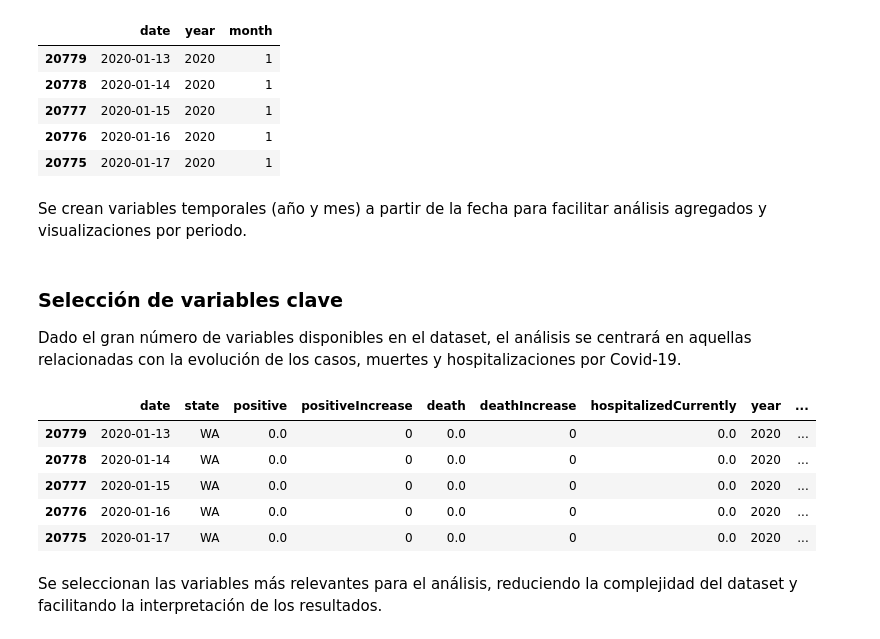
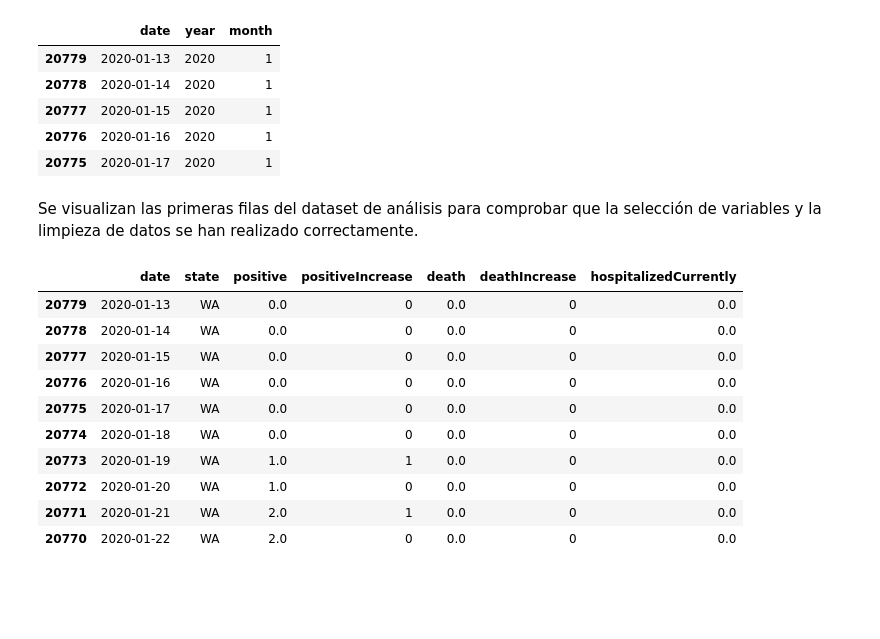
Before and after one commit to Bootcamp-IA-P6/Proyecto4_Gema_Yebenes_EDA, a Jupyter notebook: notebooks/01_eda_covid_usa.ipynb, the cells around one changed output. Cells and saved outputs as stored; diff of their text form; code cells hidden in the pictures; blank space fills up the shorter version.

Commit message:
feat: preprocess dataset, handle missing values and create temporal features

```diff
--- a/notebooks/01_eda_covid_usa.ipynb
+++ b/notebooks/01_eda_covid_usa.ipynb
@@ -134,2 +103,0 @@ por lo que se procederá a su tratamiento en los siguientes pasos.
-# %%
-df = df.fillna(0)
@@ -205,0 +172,12 @@ la coherencia en los análisis temporales.
+# %%
+cols = [
+    'date',
+    'state',
+    'positive',
+    'positiveIncrease',
+    'death',
+    'deathIncrease',
+    'hospitalizedCurrently'
+]
+
+df_analysis = df[cols]
@@ -205,0 +204,2 @@ la coherencia en los análisis temporales.
+# %%
+df_analysis[['positive', 'death', 'hospitalizedCurrently']] = df_analysis[['positive', 'death', 'hospitalizedCurrently']].fillna(0)
@@ -216,12 +240,3 @@ df[['date', 'year', 'month']].head()
 | 20777 | 2020-01-15 | 2020 | 1 |
 | 20776 | 2020-01-16 | 2020 | 1 |
 | 20775 | 2020-01-17 | 2020 | 1 |
-# %% [markdown]
-Se crean variables temporales (año y mes) a partir de la fecha
-para facilitar análisis agregados y visualizaciones por periodo.
-# %% [markdown]
-### Selección de variables clave
-
-Dado el gran número de variables disponibles en el dataset,
-el análisis se centrará en aquellas relacionadas con la evolución
-de los casos, muertes y hospitalizaciones por Covid-19.
@@ -242,13 +243,17 @@ df_analysis = df[cols]
+# %% [markdown]
+Se visualizan las primeras filas del dataset de análisis para comprobar
+que la selección de variables y la limpieza de datos se han realizado correctamente.
 # %%
-df_analysis.head()
+df_analysis.head(10)
 # %% [output]
-|  | date | state | positive | positiveIncrease | death | deathIncrease | hospitalizedCurrently | year | ... |
-| 20779 | 2020-01-13 | WA | 0.0 | 0 | 0.0 | 0 | 0.0 | 2020 | ... |
-| 20778 | 2020-01-14 | WA | 0.0 | 0 | 0.0 | 0 | 0.0 | 2020 | ... |
-| 20777 | 2020-01-15 | WA | 0.0 | 0 | 0.0 | 0 | 0.0 | 2020 | ... |
-| 20776 | 2020-01-16 | WA | 0.0 | 0 | 0.0 | 0 | 0.0 | 2020 | ... |
-| 20775 | 2020-01-17 | WA | 0.0 | 0 | 0.0 | 0 | 0.0 | 2020 | ... |
+|  | date | state | positive | positiveIncrease | death | deathIncrease | hospitalizedCurrently |
+| 20779 | 2020-01-13 | WA | 0.0 | 0 | 0.0 | 0 | 0.0 |
+| 20778 | 2020-01-14 | WA | 0.0 | 0 | 0.0 | 0 | 0.0 |
+| 20777 | 2020-01-15 | WA | 0.0 | 0 | 0.0 | 0 | 0.0 |
+| 20776 | 2020-01-16 | WA | 0.0 | 0 | 0.0 | 0 | 0.0 |
+| 20775 | 2020-01-17 | WA | 0.0 | 0 | 0.0 | 0 | 0.0 |
+| 20774 | 2020-01-18 | WA | 0.0 | 0 | 0.0 | 0 | 0.0 |
+| 20773 | 2020-01-19 | WA | 1.0 | 1 | 0.0 | 0 | 0.0 |
+| 20772 | 2020-01-20 | WA | 1.0 | 0 | 0.0 | 0 | 0.0 |
+| 20771 | 2020-01-21 | WA | 2.0 | 1 | 0.0 | 0 | 0.0 |
+| 20770 | 2020-01-22 | WA | 2.0 | 0 | 0.0 | 0 | 0.0 |
-# %% [markdown]
-Se seleccionan las variables más relevantes para el análisis,
-reduciendo la complejidad del dataset y facilitando la interpretación
-de los resultados.
```
Also changed, not shown: parts of 29 cells of this notebook.
